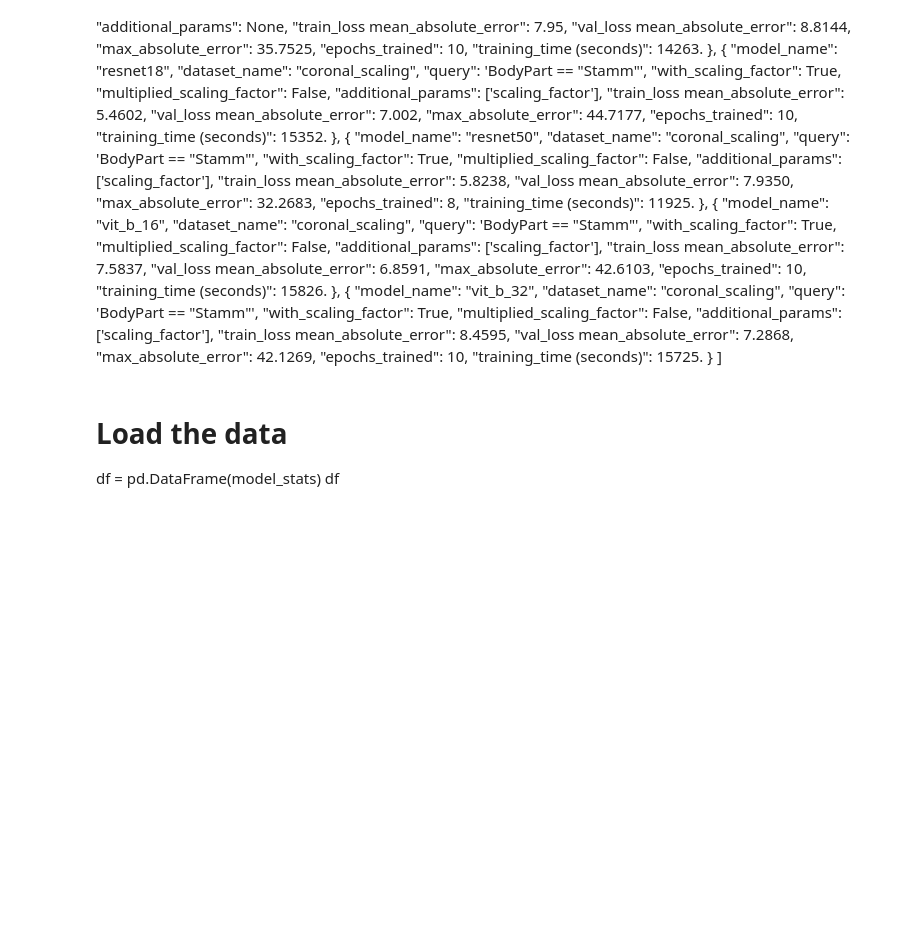
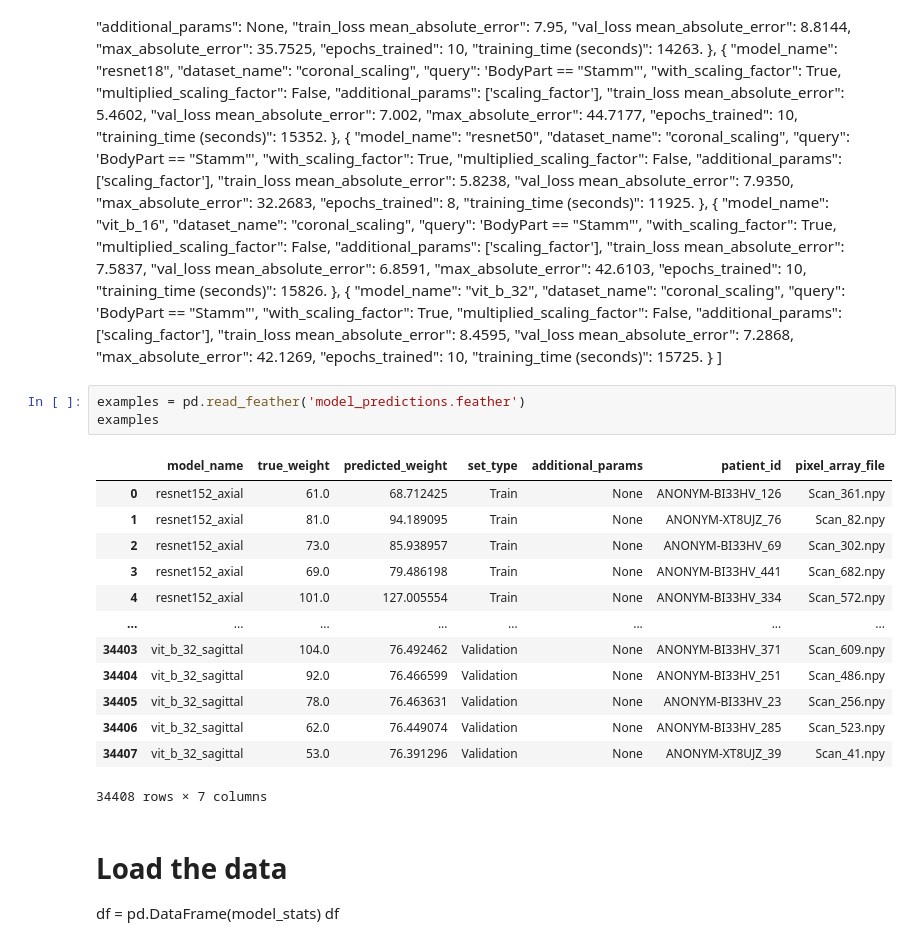
Before and after one commit to Justin-SG/inferring_body_weight_from_ct_scans, a Jupyter notebook: 5_Evaluation/Flo/Model_Evaluation.ipynb, the cells around one changed output. Cells and saved outputs as stored; diff of their text form; blank space fills up the shorter version.

Commit message:
finished model validation

```diff
--- a/5_Evaluation/Flo/Model_Evaluation.ipynb
+++ b/5_Evaluation/Flo/Model_Evaluation.ipynb
@@ -211,6 +211,23 @@ model_stats = \
         "training_time (seconds)": 15725.
     }
 ]
+# %%
+examples = pd.read_feather('model_predictions.feather')
+examples
+# %% [output]
+|  | model_name | true_weight | predicted_weight | set_type | additional_params | patient_id | pixel_array_file |
+| 0 | resnet152_axial | 61.0 | 68.712425 | Train | None | ANONYM-BI33HV_126 | Scan_361.npy |
+| 1 | resnet152_axial | 81.0 | 94.189095 | Train | None | ANONYM-XT8UJZ_76 | Scan_82.npy |
+| 2 | resnet152_axial | 73.0 | 85.938957 | Train | None | ANONYM-BI33HV_69 | Scan_302.npy |
+| 3 | resnet152_axial | 69.0 | 79.486198 | Train | None | ANONYM-BI33HV_441 | Scan_682.npy |
+| 4 | resnet152_axial | 101.0 | 127.005554 | Train | None | ANONYM-BI33HV_334 | Scan_572.npy |
+| ... | ... | ... | ... | ... | ... | ... | ... |
+| 34403 | vit_b_32_sagittal | 104.0 | 76.492462 | Validation | None | ANONYM-BI33HV_371 | Scan_609.npy |
+| 34404 | vit_b_32_sagittal | 92.0 | 76.466599 | Validation | None | ANONYM-BI33HV_251 | Scan_486.npy |
+| 34405 | vit_b_32_sagittal | 78.0 | 76.463631 | Validation | None | ANONYM-BI33HV_23 | Scan_256.npy |
+| 34406 | vit_b_32_sagittal | 62.0 | 76.449074 | Validation | None | ANONYM-BI33HV_285 | Scan_523.npy |
+| 34407 | vit_b_32_sagittal | 53.0 | 76.391296 | Validation | None | ANONYM-XT8UJZ_39 | Scan_41.npy |
+34408 rows × 7 columns
 # %% [markdown]
 # Load the data
 df = pd.DataFrame(model_stats)
```
